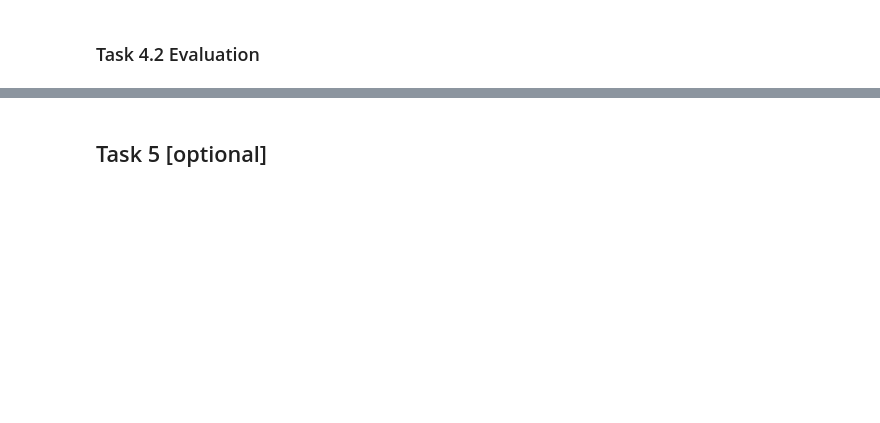
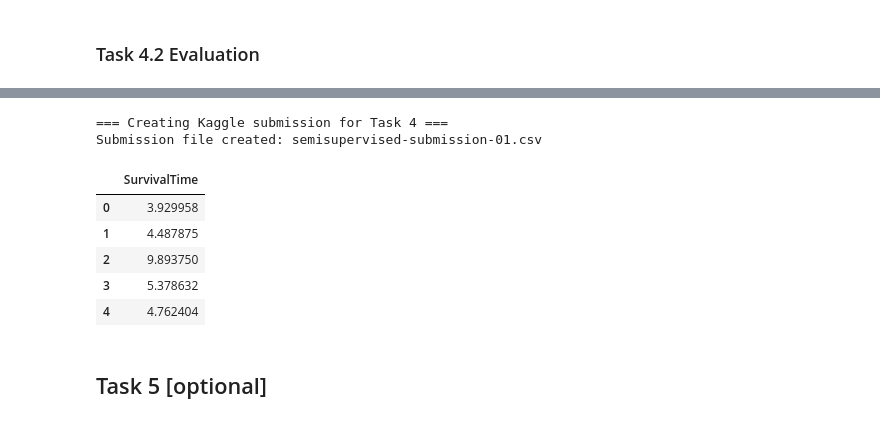
Before and after one commit to bencastello/Machine-Learning-Assignment-2, a Jupyter notebook: ml_assignment_2.ipynb, the cells around one changed output, grey strips where cells are left out. Saved outputs shown, nothing was run; the diff lists cells and outputs as text; code cells hidden in the pictures; blank space fills up the shorter version.

```diff
--- a/ml_assignment_2.ipynb
+++ b/ml_assignment_2.ipynb
@@ -2384,3 +1157,26 @@ print("="*100)
 ## Task 4 Semi-supervised learning for unlabeled data
 # %% [markdown]
 ### Task 4.1 Imputation with labeled and unlabeled data
+# %%
+###############################################################################
+# Task 4.1 – Semi-supervised Isomap embedding
+###############################################################################
+
+from sklearn.manifold import Isomap
+
+print("\n=== Task 4.1 Semi-supervised Isomap ===")
+
+# Combine all available data (semi-supervised idea)
+X_all = np.vstack([X_train, X_test])
+
+# Fit Isomap on ALL data
+isomap = Isomap(n_neighbors=10, n_components=10)
+X_all_iso = isomap.fit_transform(X_all)
+
+# Split the transformed embedding back into train and test
+X_train_iso = X_all_iso[:len(X_train)]
+X_test_iso  = X_all_iso[len(X_train):]
+
+print("Isomap embedding shapes:")
+print("Train:", X_train_iso.shape)
+print("Test:",  X_test_iso.shape)
@@ -2389,2 +1232,32 @@ print("="*100)
+# %%
+###############################################################################
+# Kaggle submission for Task 4
+###############################################################################
+
+print("\n=== Creating Kaggle submission for Task 4 ===")
+
+best_model_41 = models_41[best_41]
+
+# Predict on test embeddings
+pred_test_iso = best_model_41.predict(X_test_iso)
+
+submission_4 = pd.DataFrame({
+    "SurvivalTime": pred_test_iso
+})
+
+filename_4 = "semisupervised-submission-01.csv"
+submission_4.to_csv(filename_4, index=False)
+
+print(f"Submission file created: {filename_4}")
+submission_4.head()
+# %% [output]
+=== Creating Kaggle submission for Task 4 ===
+Submission file created: semisupervised-submission-01.csv
+|  | SurvivalTime |
+| 0 | 3.929958 |
+| 1 | 4.487875 |
+| 2 | 9.893750 |
+| 3 | 5.378632 |
+| 4 | 4.762404 |
 # %% [markdown]
 ## Task 5 [optional]
```
Also changed, not shown: parts of 14 cells of this notebook.
